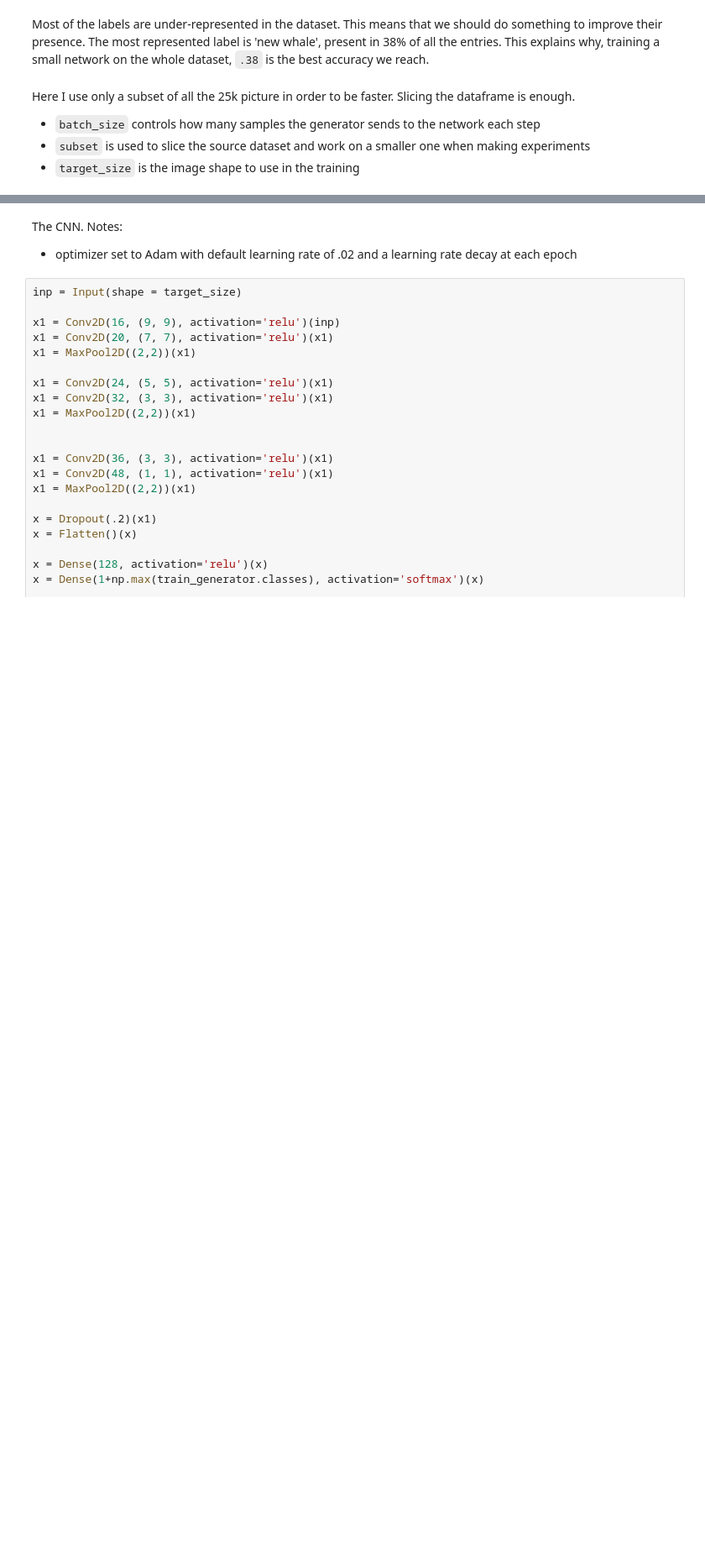
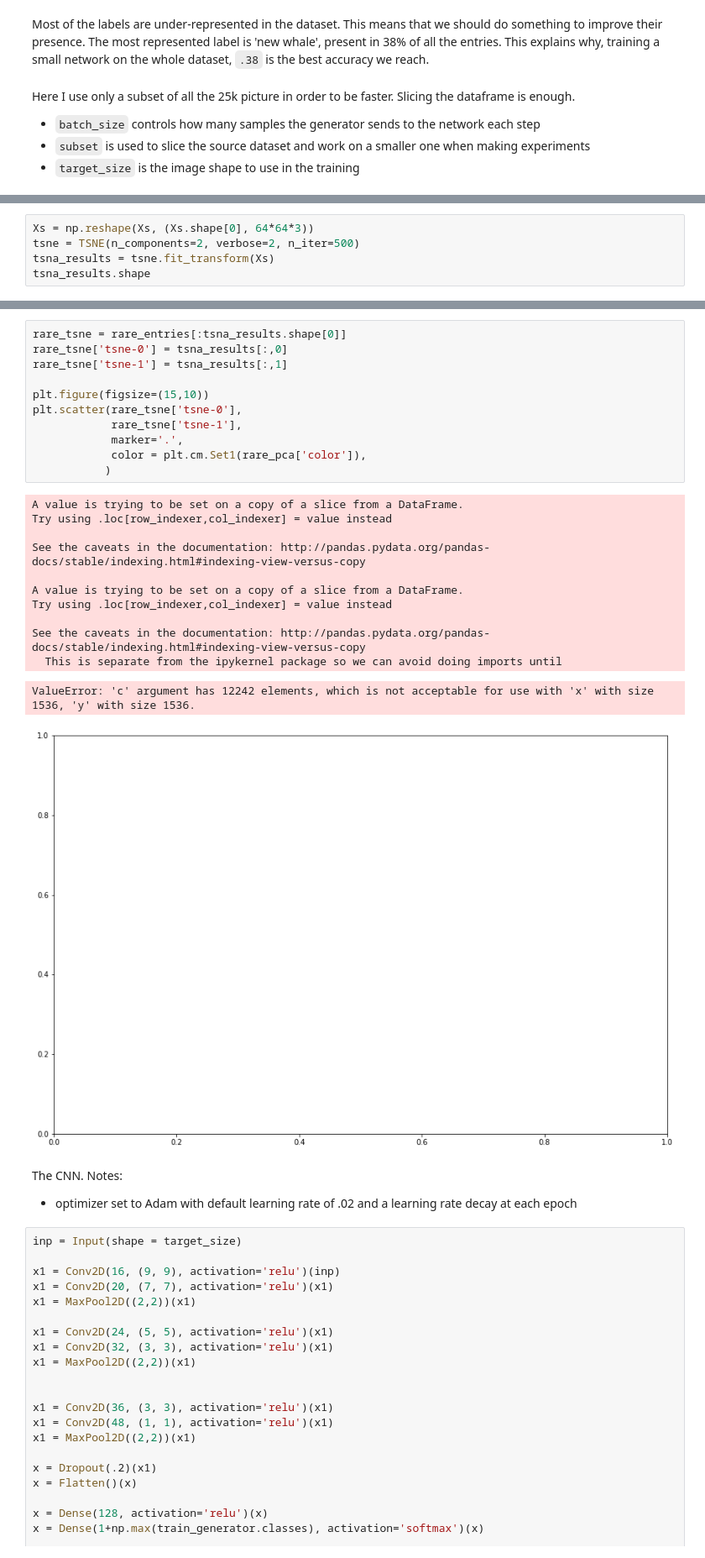
Before and after one commit to ddmng/kaggle, a Jupyter notebook: humpback-whale-identification/notebooks/WhaleCNN rare classes.ipynb, the cells around one changed output, grey strips where cells are left out. Shown at 84% size. Saved outputs shown, nothing was run; the diff lists cells and outputs as text; blank space fills up the shorter version.

Commit message:
TSNE and PCA

```diff
--- a/humpback-whale-identification/notebooks/WhaleCNN rare classes.ipynb
+++ b/humpback-whale-identification/notebooks/WhaleCNN rare classes.ipynb
@@ -167,0 +251,5 @@ Found 100 images belonging to 99 classes.
+# %%
+Xs = np.reshape(Xs, (Xs.shape[0], 64*64*3))
+tsne = TSNE(n_components=2, verbose=2, n_iter=500)
+tsna_results = tsne.fit_transform(Xs)
+tsna_results.shape
@@ -168,3 +277,27 @@ Found 100 images belonging to 99 classes.
+# %%
+rare_tsne = rare_entries[:tsna_results.shape[0]]
+rare_tsne['tsne-0'] = tsna_results[:,0]
+rare_tsne['tsne-1'] = tsna_results[:,1]
+
+plt.figure(figsize=(15,10))
+plt.scatter(rare_tsne['tsne-0'],
+            rare_tsne['tsne-1'],
+            marker='.',
+            color = plt.cm.Set1(rare_pca['color']),
+           )
+# %% [output]
+A value is trying to be set on a copy of a slice from a DataFrame.
+Try using .loc[row_indexer,col_indexer] = value instead
+
+See the caveats in the documentation: http://pandas.pydata.org/pandas-docs/stable/indexing.html#indexing-view-versus-copy
+
+A value is trying to be set on a copy of a slice from a DataFrame.
+Try using .loc[row_indexer,col_indexer] = value instead
+
+See the caveats in the documentation: http://pandas.pydata.org/pandas-docs/stable/indexing.html#indexing-view-versus-copy
+  This is separate from the ipykernel package so we can avoid doing imports until
+ValueError: 'c' argument has 12242 elements, which is not acceptable for use with 'x' with size 1536, 'y' with size 1536.
+[figure, added]
 # %% [markdown]
 The CNN. Notes:
 * optimizer set to Adam with default learning rate of .02 and a learning rate decay at each epoch
```
Also changed, not shown: parts of 11 cells of this notebook, 2 other files.
